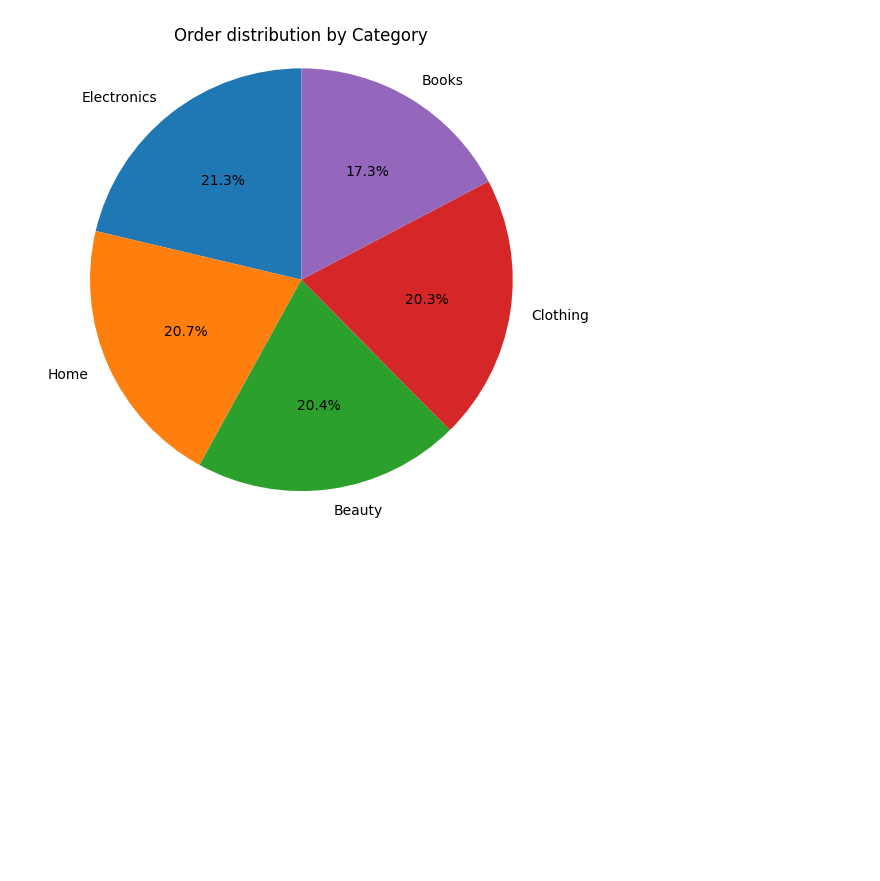
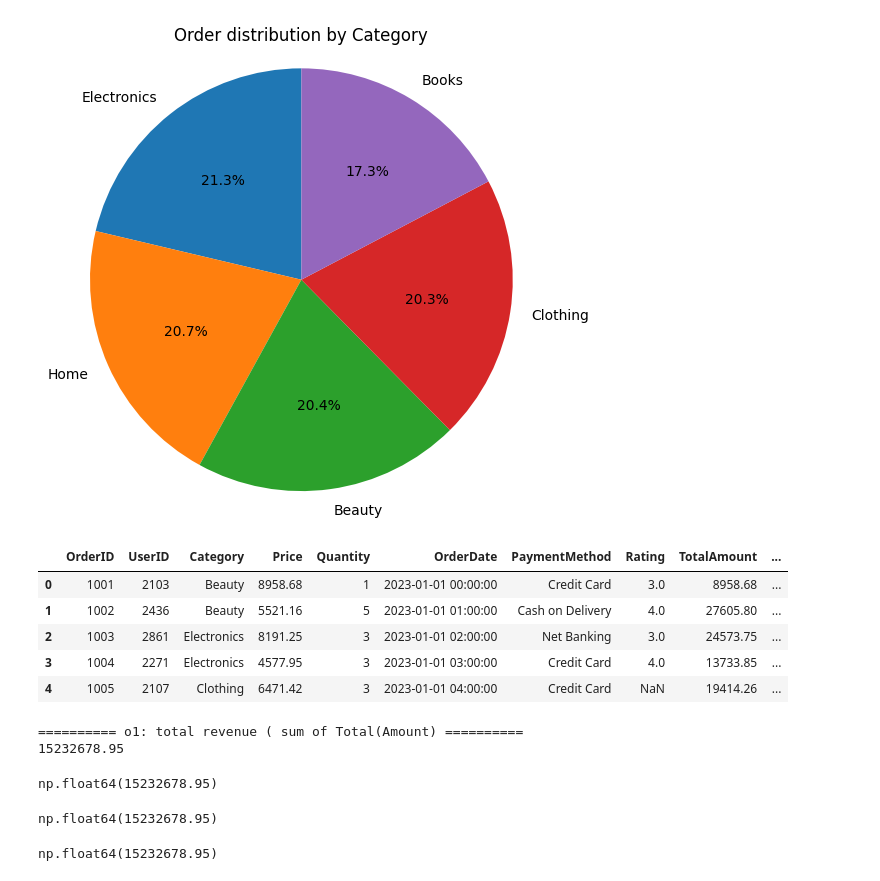
Before and after one commit to anuvishalp/Python_Projects, a Jupyter notebook: Project-ETL.ipynb, the cells around one changed output. Cells and saved outputs as stored; diff of their text form; code cells hidden in the pictures; blank space fills up the shorter version.

```diff
--- a/Project-ETL.ipynb
+++ b/Project-ETL.ipynb
@@ -47,0 +50,20 @@ plt.show()
+# %%
+df['OrderDateDate']=df['OrderDate'].dt.date
+# %%
+df['OrderHour']=df['OrderDate'].dt.hour
+# %%
+df['YearMonth']=df['OrderDate'].dt.to_period('M').astype(str)
+# %%
+if 'Rating' in df.columns:
+	df['Rating'] = pd.to_numeric(df['Rating'],errors='coerce')
+# %%
+# recompute total to validate mismatches
+df['TotalAmount_recalc']=df['Price'] * df['Quantity']
+df.head()
+# %% [output]
+|  | OrderID | UserID | Category | Price | Quantity | OrderDate | PaymentMethod | Rating | TotalAmount | ... |
+| 0 | 1001 | 2103 | Beauty | 8958.68 | 1 | 2023-01-01 00:00:00 | Credit Card | 3.0 | 8958.68 | ... |
+| 1 | 1002 | 2436 | Beauty | 5521.16 | 5 | 2023-01-01 01:00:00 | Cash on Delivery | 4.0 | 27605.80 | ... |
+| 2 | 1003 | 2861 | Electronics | 8191.25 | 3 | 2023-01-01 02:00:00 | Net Banking | 3.0 | 24573.75 | ... |
+| 3 | 1004 | 2271 | Electronics | 4577.95 | 3 | 2023-01-01 03:00:00 | Credit Card | 4.0 | 13733.85 | ... |
+| 4 | 1005 | 2107 | Clothing | 6471.42 | 3 | 2023-01-01 04:00:00 | Credit Card | NaN | 19414.26 | ... |
@@ -47,0 +73,24 @@ plt.show()
+# %%
+#1 Total Revenue
+h(1,"total revenue ( sum of Total(Amount)")
+print(round(df['TotalAmount'].sum(),2))
+# %% [output]
+========== o1: total revenue ( sum of Total(Amount) ==========
+15232678.95
+# %%
+total_revenue = df['TotalAmount'].sum()
+total_revenue
+# %% [output]
+np.float64(15232678.95)
+# %%
+##2nd way of writing->rounding concept
+total_revenue = round(df['TotalAmount'].sum(), 2)
+total_revenue
+# %% [output]
+np.float64(15232678.95)
+# %%
+##3. -> using aggregate function to calculate total_revenue
+total_revenue = df['TotalAmount'].agg('sum')
+total_revenue
+# %% [output]
+np.float64(15232678.95)
```
Also changed, not shown: parts of 9 cells of this notebook.
